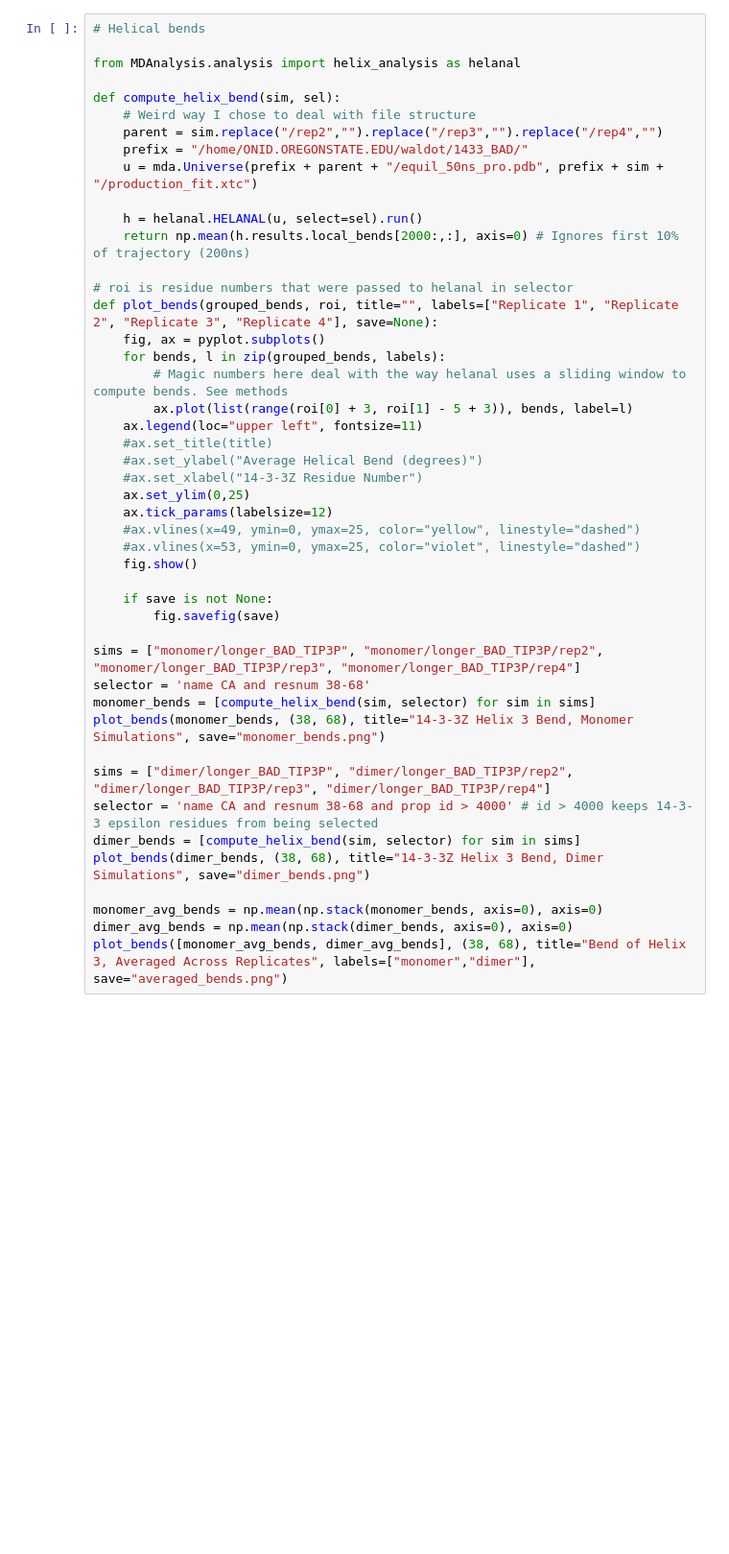
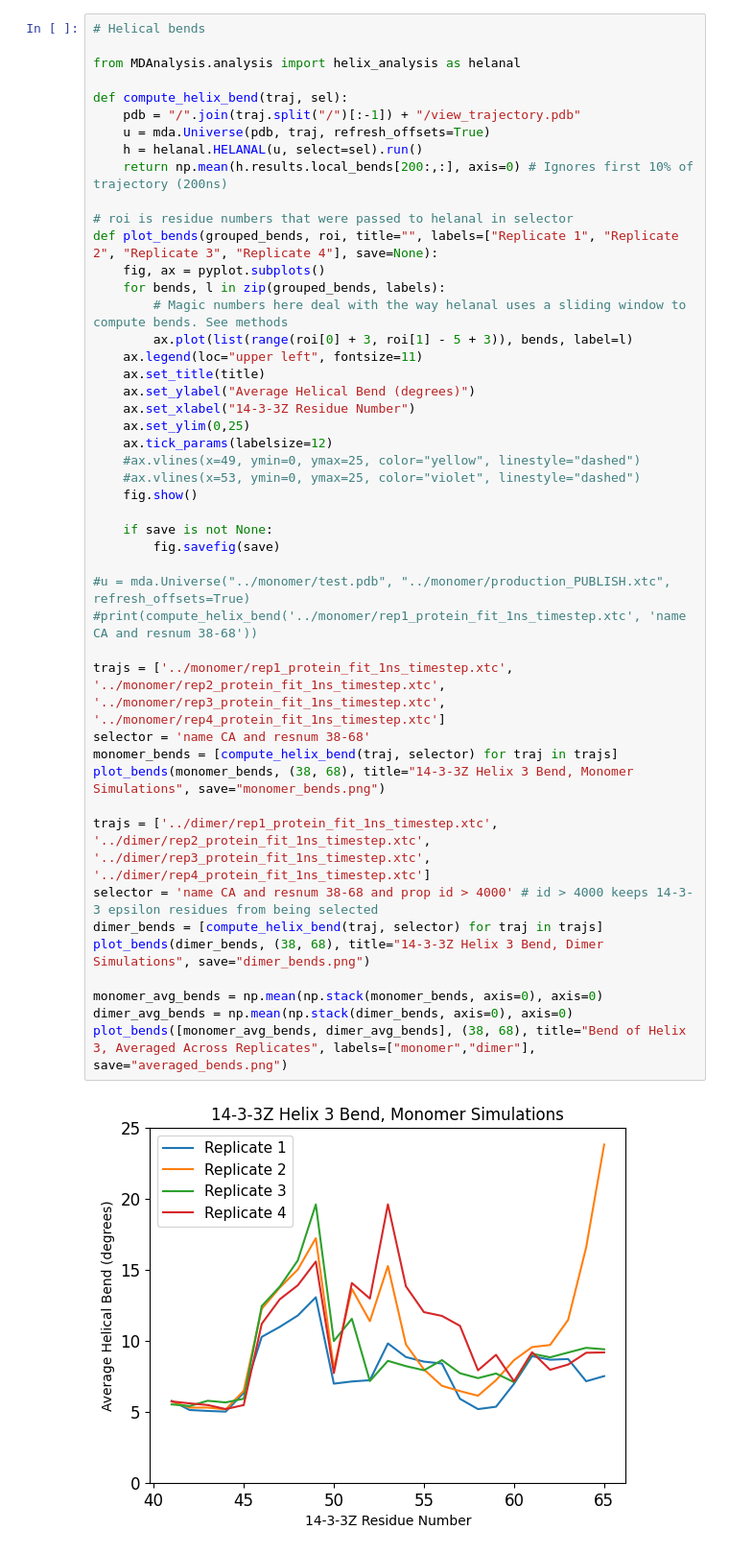
Before and after one commit to TyWaldo/1433_BAD_Simulations, a Jupyter notebook: analysis/analysis.ipynb, the cells around one changed output. Shown at 96% size. Cells and saved outputs as stored; diff of their text form; blank space fills up the shorter version.

```diff
--- a/analysis/analysis.ipynb
+++ b/analysis/analysis.ipynb
@@ -72,44 +97,46 @@ f.close()
 
 from MDAnalysis.analysis import helix_analysis as helanal
 
-def compute_helix_bend(sim, sel):
-    # Weird way I chose to deal with file structure
-    parent = sim.replace("/rep2","").replace("/rep3","").replace("/rep4","")
-    prefix = "/home/ONID.OREGONSTATE.EDU/waldot/1433_BAD/"
-    u = mda.Universe(prefix + parent + "/equil_50ns_pro.pdb", prefix + sim + "/production_fit.xtc")
-
+def compute_helix_bend(traj, sel):
+    pdb = "/".join(traj.split("/")[:-1]) + "/view_trajectory.pdb"
+    u = mda.Universe(pdb, traj, refresh_offsets=True)
     h = helanal.HELANAL(u, select=sel).run()
-    return np.mean(h.results.local_bends[2000:,:], axis=0) # Ignores first 10% of trajectory (200ns)
+    return np.mean(h.results.local_bends[200:,:], axis=0) # Ignores first 10% of trajectory (200ns)
 
 # roi is residue numbers that were passed to helanal in selector
 def plot_bends(grouped_bends, roi, title="", labels=["Replicate 1", "Replicate 2", "Replicate 3", "Replicate 4"], save=None):
     fig, ax = pyplot.subplots()
     for bends, l in zip(grouped_bends, labels):
         # Magic numbers here deal with the way helanal uses a sliding window to compute bends. See methods
         ax.plot(list(range(roi[0] + 3, roi[1] - 5 + 3)), bends, label=l)
     ax.legend(loc="upper left", fontsize=11)
-    #ax.set_title(title)
-    #ax.set_ylabel("Average Helical Bend (degrees)")
-    #ax.set_xlabel("14-3-3Z Residue Number")
+    ax.set_title(title)
+    ax.set_ylabel("Average Helical Bend (degrees)")
+    ax.set_xlabel("14-3-3Z Residue Number")
     ax.set_ylim(0,25)
     ax.tick_params(labelsize=12)
     #ax.vlines(x=49, ymin=0, ymax=25, color="yellow", linestyle="dashed")
     #ax.vlines(x=53, ymin=0, ymax=25, color="violet", linestyle="dashed")
     fig.show()
 
     if save is not None:
         fig.savefig(save)
 
-sims = ["monomer/longer_BAD_TIP3P", "monomer/longer_BAD_TIP3P/rep2", "monomer/longer_BAD_TIP3P/rep3", "monomer/longer_BAD_TIP3P/rep4"]
+#u = mda.Universe("../monomer/test.pdb", "../monomer/production_PUBLISH.xtc", refresh_offsets=True)
+#print(compute_helix_bend('../monomer/rep1_protein_fit_1ns_timestep.xtc', 'name CA and resnum 38-68'))
+
+trajs = ['../monomer/rep1_protein_fit_1ns_timestep.xtc', '../monomer/rep2_protein_fit_1ns_timestep.xtc', '../monomer/rep3_protein_fit_1ns_timestep.xtc', '../monomer/rep4_protein_fit_1ns_timestep.xtc']
 selector = 'name CA and resnum 38-68'
-monomer_bends = [compute_helix_bend(sim, selector) for sim in sims]
+monomer_bends = [compute_helix_bend(traj, selector) for traj in trajs]
 plot_bends(monomer_bends, (38, 68), title="14-3-3Z Helix 3 Bend, Monomer Simulations", save="monomer_bends.png")
 
-sims = ["dimer/longer_BAD_TIP3P", "dimer/longer_BAD_TIP3P/rep2", "dimer/longer_BAD_TIP3P/rep3", "dimer/longer_BAD_TIP3P/rep4"]
+trajs = ['../dimer/rep1_protein_fit_1ns_timestep.xtc', '../dimer/rep2_protein_fit_1ns_timestep.xtc', '../dimer/rep3_protein_fit_1ns_timestep.xtc', '../dimer/rep4_protein_fit_1ns_timestep.xtc']
 selector = 'name CA and resnum 38-68 and prop id > 4000' # id > 4000 keeps 14-3-3 epsilon residues from being selected
-dimer_bends = [compute_helix_bend(sim, selector) for sim in sims]
+dimer_bends = [compute_helix_bend(traj, selector) for traj in trajs]
 plot_bends(dimer_bends, (38, 68), title="14-3-3Z Helix 3 Bend, Dimer Simulations", save="dimer_bends.png")
 
 monomer_avg_bends = np.mean(np.stack(monomer_bends, axis=0), axis=0)
 dimer_avg_bends = np.mean(np.stack(dimer_bends, axis=0), axis=0)
 plot_bends([monomer_avg_bends, dimer_avg_bends], (38, 68), title="Bend of Helix 3, Averaged Across Replicates", labels=["monomer","dimer"], save="averaged_bends.png")
+# %% [output]
+[figure, added]
```
Also changed, not shown: parts of 6 cells of this notebook, 1 other file.
